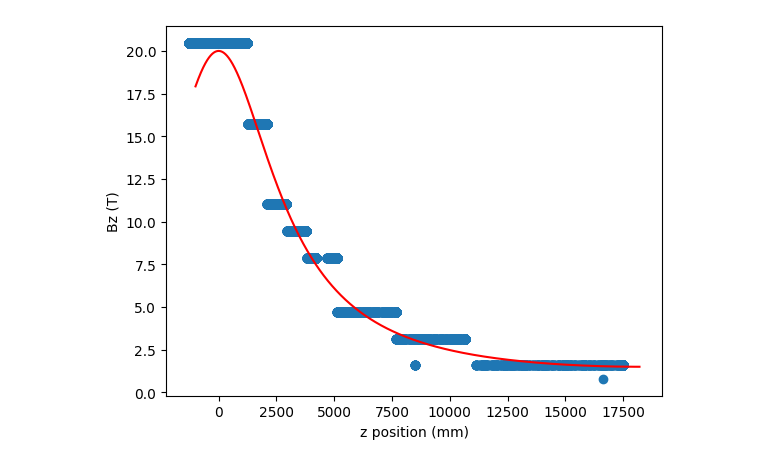
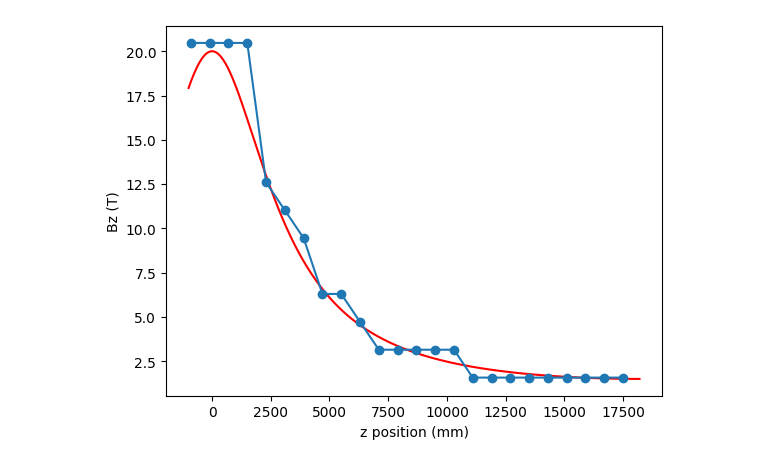
Before and after one commit to prateekraouw/Geant4_new_geo, a Jupyter notebook: build/plot.ipynb, the cells around one changed output. Saved outputs shown, nothing was run; the diff lists cells and outputs as text; code cells hidden in the pictures.

```diff
--- a/build/plot.ipynb
+++ b/build/plot.ipynb
@@ -76,25 +71,25 @@ for i in range(0, len(particles)):
 # %%
 Bi = 20
 Bf = 1.5
 Lt = 18200
 # -1< z < Lt
 B = []
 
 z_list = [i for i in range(-1000, 18201)]
 
 for zi in z_list:
     B_temp = (Bi*Bf*(Lt**3))/(Bi*(zi**2)*(3*Lt-2*zi)+Bf*((Lt-zi)**2)*(2*zi+Lt))
     B.append(B_temp)
 
 plt.plot(z_list, B, color='red', label='Original Points')
-plt.scatter(z, bz, marker='o', linestyle='-')
-#plt.plot(bin_centers, peak_bz, marker='o', linestyle='-')
+#plt.scatter(z, bz, marker='o', linestyle='-')
+plt.plot(bin_centers, peak_bz, marker='o', linestyle='-')
 plt.xlabel('z position (mm)')
 plt.ylabel('Bz (T)')
 #plt.plot(z_smooth, bz_smooth, 'g-', label='Polynomial Fit')
 plt.show()
 # %% [output]
-[figure, old version]
+[figure, new version]
 # %%
 data = pd.read_csv("6D_vector.csv")
 data.head()
```
Also changed, not shown: parts of 24 cells of this notebook, 10 other files.
